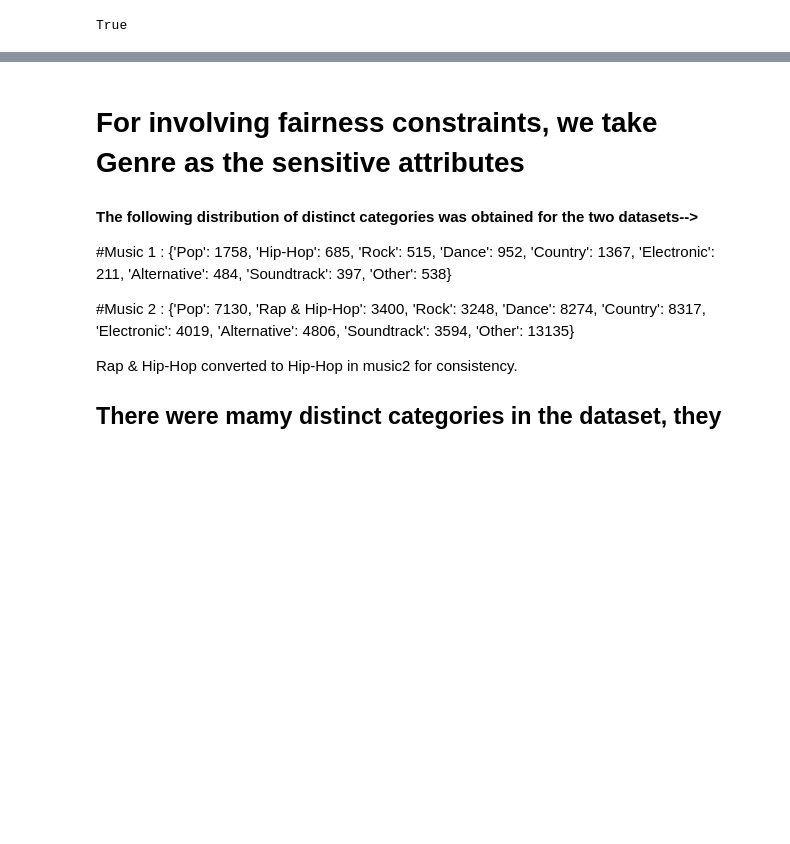
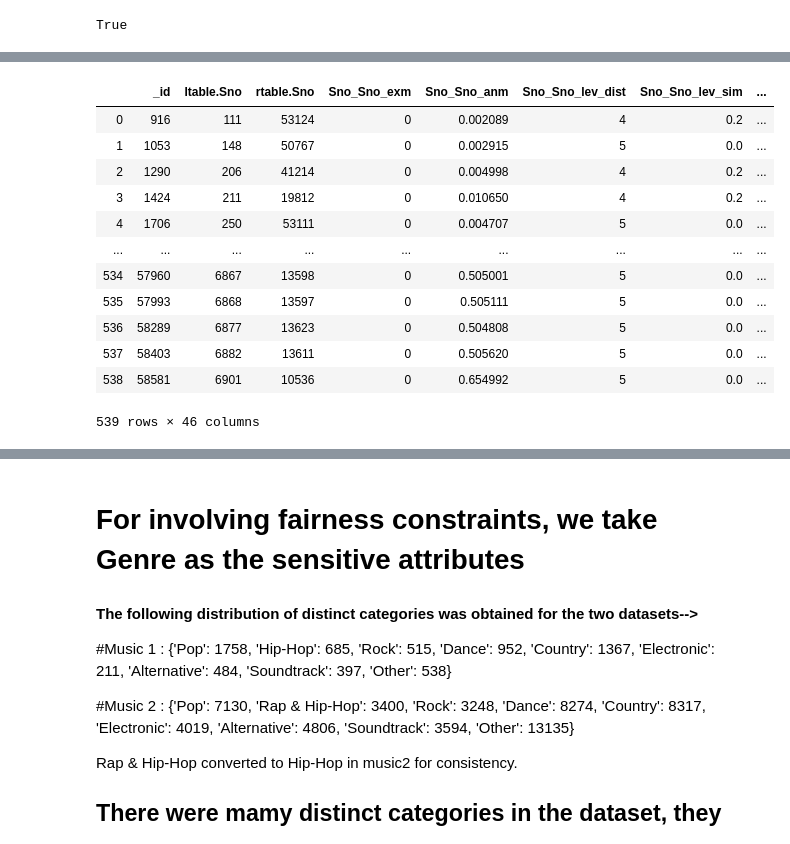
Before and after one commit to Sankalpagrawal/Fairness-in-EM, a Jupyter notebook: EM_pipeline_music_rulebasedmatching.ipynb, the cells around one changed output, grey strips where cells are left out. Cells and saved outputs as stored; diff of their text form; code cells hidden in the pictures; blank space fills up the shorter version.

```diff
--- a/EM_pipeline_music_rulebasedmatching.ipynb
+++ b/EM_pipeline_music_rulebasedmatching.ipynb
@@ -135,3 +132,7 @@ def time_feature(ltuple, rtuple):
 em.add_blackbox_feature(feature_table, 'time_time_feature', time_feature)
 # %% [output]
 True
+# %%
+H = em.extract_feature_vecs(G, feature_table=feature_table)
+H
+# %% [output]
@@ -138 +141,14 @@ True
+|  | _id | ltable.Sno | rtable.Sno | Sno_Sno_exm | Sno_Sno_anm | Sno_Sno_lev_dist | Sno_Sno_lev_sim | ... |
+| 0 | 916 | 111 | 53124 | 0 | 0.002089 | 4 | 0.2 | ... |
+| 1 | 1053 | 148 | 50767 | 0 | 0.002915 | 5 | 0.0 | ... |
+| 2 | 1290 | 206 | 41214 | 0 | 0.004998 | 4 | 0.2 | ... |
+| 3 | 1424 | 211 | 19812 | 0 | 0.010650 | 4 | 0.2 | ... |
+| 4 | 1706 | 250 | 53111 | 0 | 0.004707 | 5 | 0.0 | ... |
+| ... | ... | ... | ... | ... | ... | ... | ... | ... |
+| 534 | 57960 | 6867 | 13598 | 0 | 0.505001 | 5 | 0.0 | ... |
+| 535 | 57993 | 6868 | 13597 | 0 | 0.505111 | 5 | 0.0 | ... |
+| 536 | 58289 | 6877 | 13623 | 0 | 0.504808 | 5 | 0.0 | ... |
+| 537 | 58403 | 6882 | 13611 | 0 | 0.505620 | 5 | 0.0 | ... |
+| 538 | 58581 | 6901 | 10536 | 0 | 0.654992 | 5 | 0.0 | ... |
+539 rows × 46 columns
 # %%
```
Also changed, not shown: parts of 14 cells of this notebook.
